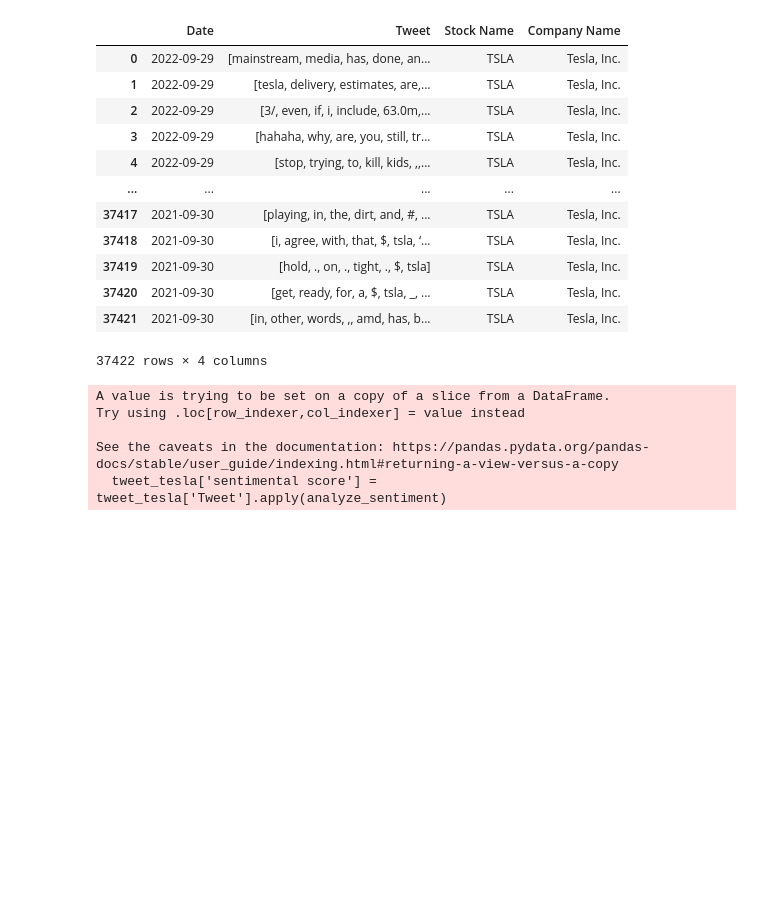
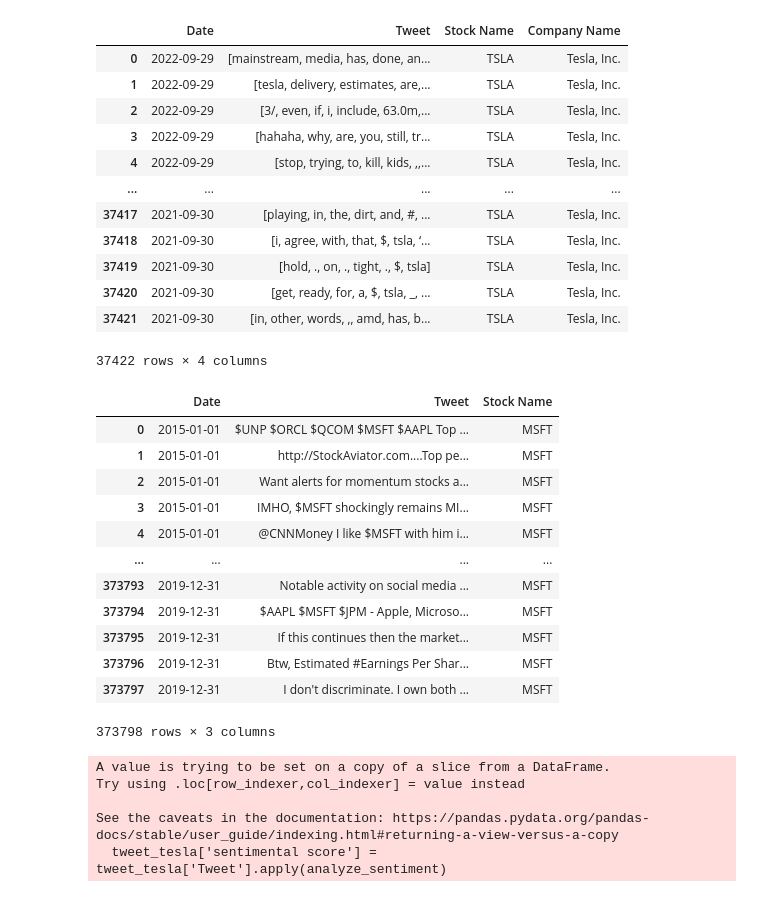
Before and after one commit to theTY2002/COGS-108-Final-Project, a Jupyter notebook: EDACheckpoint_Group116_FA23.ipynb, the cells around one changed output. Drawn from its saved outputs; the diff is of its cells as text; code cells hidden in the pictures; blank space fills up the shorter version.

Commit message:
possible new tweet datasets

```diff
--- a/EDACheckpoint_Group116_FA23.ipynb
+++ b/EDACheckpoint_Group116_FA23.ipynb
@@ -145,3 +190,19 @@ See the caveats in the documentation: https://pandas.pydata.org/pandas-docs/stab
+# %%
+microsoft_tweets
+# %% [output]
+|  | Date | Tweet | Stock Name |
+| 0 | 2015-01-01 | $UNP $ORCL $QCOM $MSFT $AAPL Top ... | MSFT |
+| 1 | 2015-01-01 | http://StockAviator.com....Top pe... | MSFT |
+| 2 | 2015-01-01 | Want alerts for momentum stocks a... | MSFT |
+| 3 | 2015-01-01 | IMHO, $MSFT shockingly remains MI... | MSFT |
+| 4 | 2015-01-01 | @CNNMoney I like $MSFT with him i... | MSFT |
+| ... | ... | ... | ... |
+| 373793 | 2019-12-31 | Notable activity on social media ... | MSFT |
+| 373794 | 2019-12-31 | $AAPL $MSFT $JPM - Apple, Microso... | MSFT |
+| 373795 | 2019-12-31 | If this continues then the market... | MSFT |
+| 373796 | 2019-12-31 | Btw, Estimated #Earnings Per Shar... | MSFT |
+| 373797 | 2019-12-31 | I don't discriminate. I own both ... | MSFT |
+373798 rows × 3 columns
 # %%
 # Load positive and negative words from the opinion lexicon
 # sentiment analysis
```
Also changed, not shown: parts of 2 cells of this notebook.
